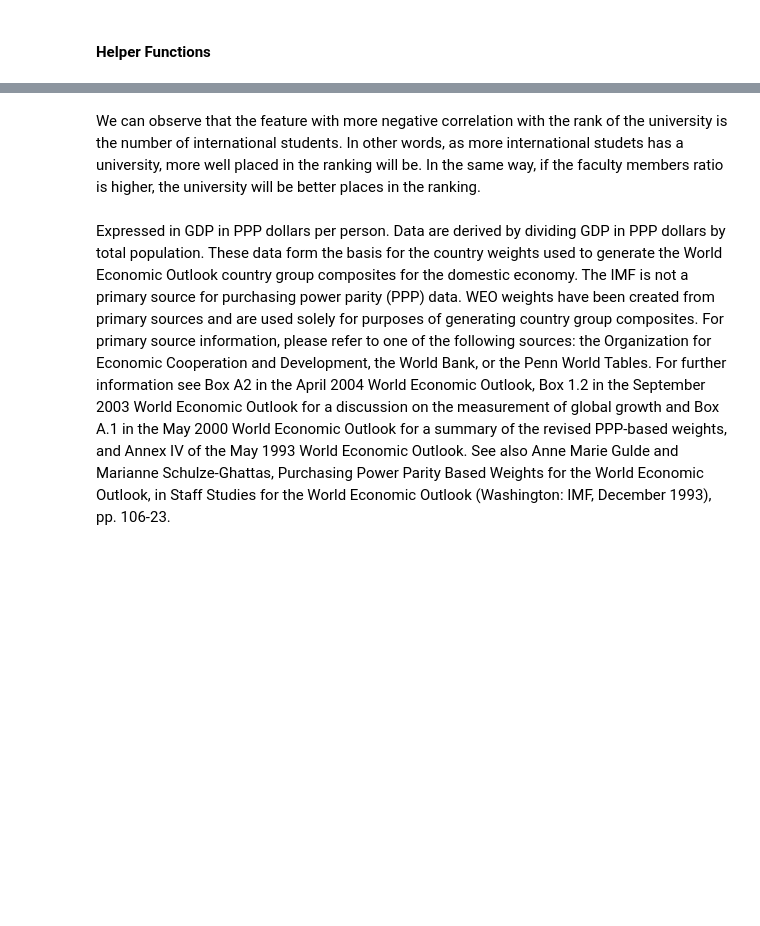
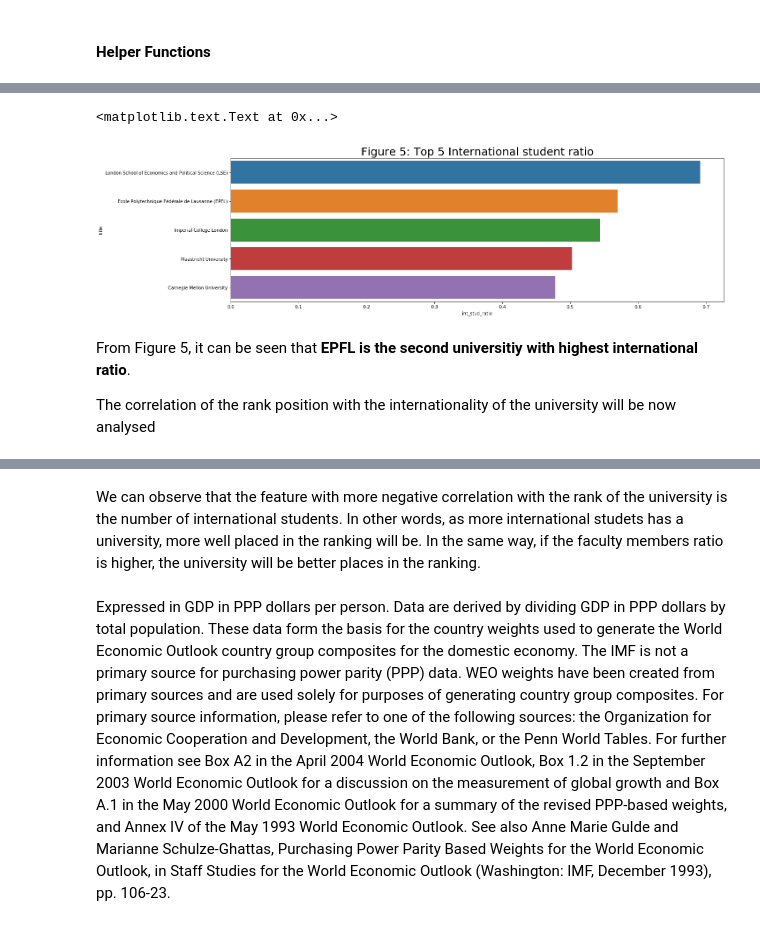
Before and after one commit to LucaZampieri/ADA_homework_LMX, a Jupyter notebook: 02 - Data from the Web/Xavi.ipynb, the cells around one changed output, grey strips where cells are left out. Saved outputs shown, nothing was run; the diff lists cells and outputs as text; code cells hidden in the pictures; blank space fills up the shorter version.

```diff
--- a/02 - Data from the Web/Xavi.ipynb
+++ b/02 - Data from the Web/Xavi.ipynb
@@ -332,0 +387,16 @@ qs_df.groupby('country').
+# %%
+int_uni = qs_df.sort_values('int_stud_ratio', ascending=False)
+int_uni_plot = int_uni.head(5)
+
+# Visualize how many universitie sper country are there in the best 200 ranking
+plt.figure(figsize=(20,6))
+ax = sns.barplot(x=int_uni_plot.int_stud_ratio, y=int_uni_plot.title )
+plt.title("Figure 5: Top 5 International student ratio", fontsize=25)
+# %% [output]
+<matplotlib.text.Text at 0x...>
+[figure, added]
+# %% [markdown]
+From Figure 5, it can be seen that **EPFL is the second universitiy with highest international ratio**.
+
+
+The correlation of the rank position with the internationality of the university will be now analysed
```
Also changed, not shown: parts of 14 cells of this notebook.
